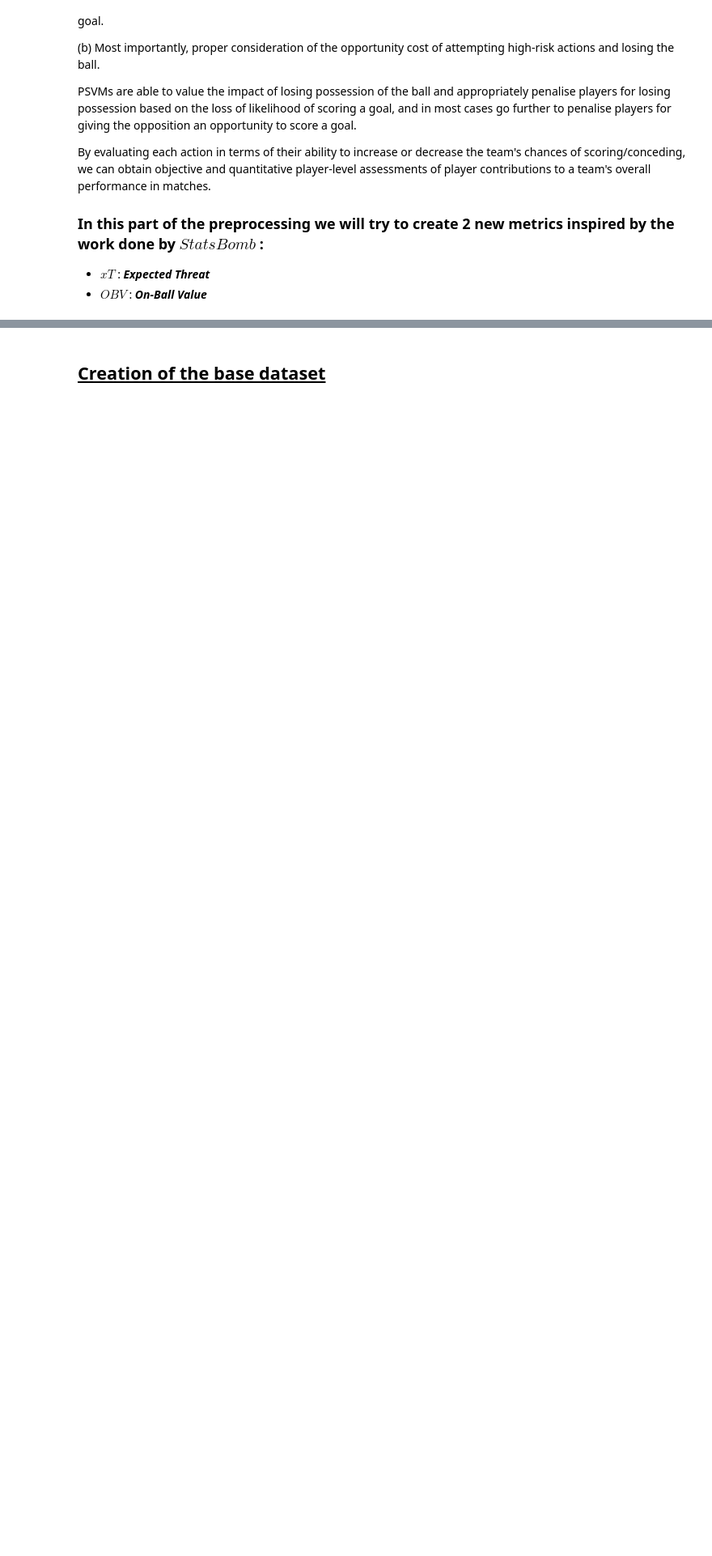
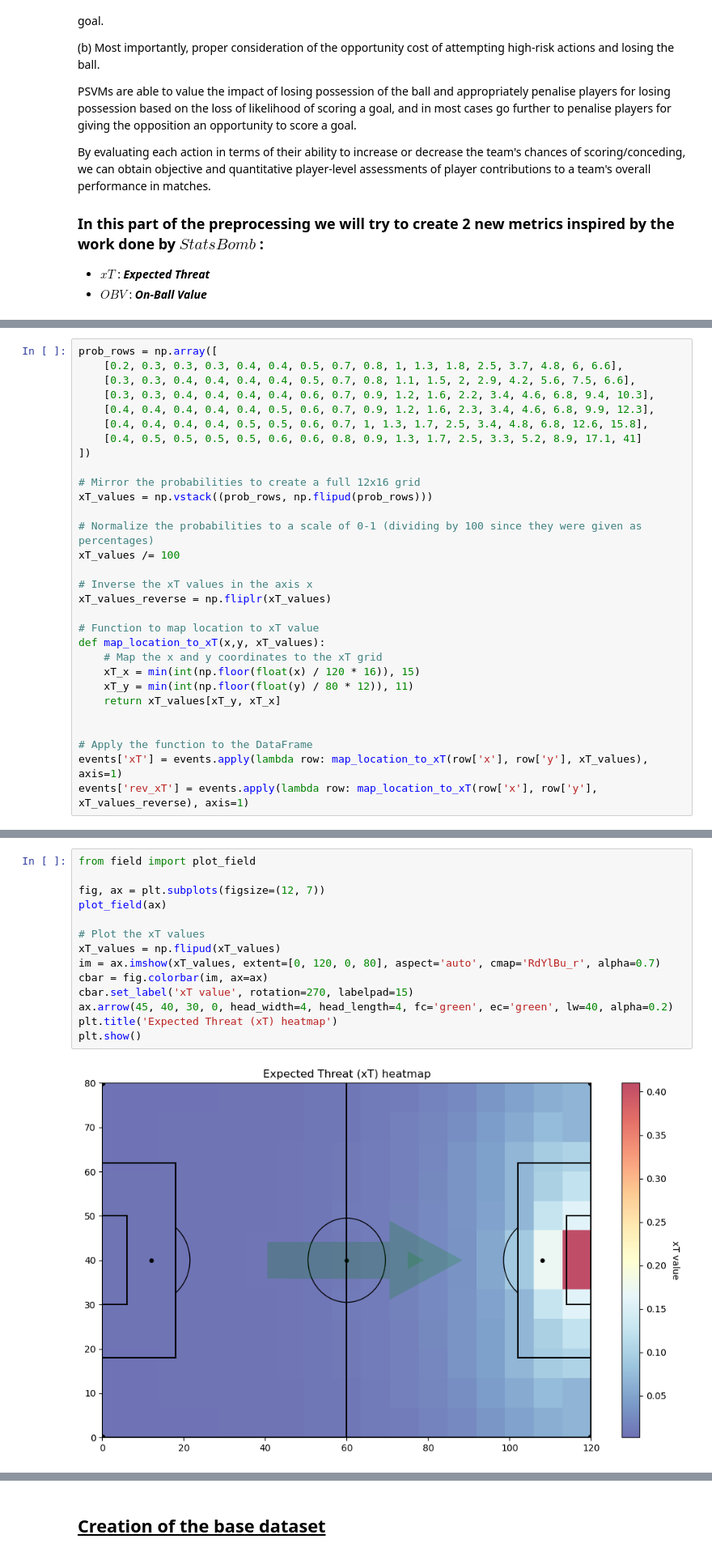
Before and after one commit to tomasnp/Datacamp, a Jupyter notebook: Final.ipynb, the cells around one changed output, grey strips where cells are left out. Shown at 81% size. Saved outputs shown, nothing was run; the diff lists cells and outputs as text; blank space fills up the shorter version.

```diff
--- a/Final.ipynb
+++ b/Final.ipynb
@@ -459,0 +468,30 @@ By evaluating each action in terms of their ability to increase or decrease the
+# %%
+prob_rows = np.array([
+    [0.2, 0.3, 0.3, 0.3, 0.4, 0.4, 0.5, 0.7, 0.8, 1, 1.3, 1.8, 2.5, 3.7, 4.8, 6, 6.6],
+    [0.3, 0.3, 0.4, 0.4, 0.4, 0.4, 0.5, 0.7, 0.8, 1.1, 1.5, 2, 2.9, 4.2, 5.6, 7.5, 6.6],
+    [0.3, 0.3, 0.4, 0.4, 0.4, 0.4, 0.6, 0.7, 0.9, 1.2, 1.6, 2.2, 3.4, 4.6, 6.8, 9.4, 10.3],
+    [0.4, 0.4, 0.4, 0.4, 0.4, 0.5, 0.6, 0.7, 0.9, 1.2, 1.6, 2.3, 3.4, 4.6, 6.8, 9.9, 12.3],
+    [0.4, 0.4, 0.4, 0.4, 0.5, 0.5, 0.6, 0.7, 1, 1.3, 1.7, 2.5, 3.4, 4.8, 6.8, 12.6, 15.8],
+    [0.4, 0.5, 0.5, 0.5, 0.5, 0.6, 0.6, 0.8, 0.9, 1.3, 1.7, 2.5, 3.3, 5.2, 8.9, 17.1, 41]
+])
+
+# Mirror the probabilities to create a full 12x16 grid
+xT_values = np.vstack((prob_rows, np.flipud(prob_rows)))
+
+# Normalize the probabilities to a scale of 0-1 (dividing by 100 since they were given as percentages)
+xT_values /= 100
+
+# Inverse the xT values in the axis x
+xT_values_reverse = np.fliplr(xT_values)
+
+# Function to map location to xT value
+def map_location_to_xT(x,y, xT_values):
+    # Map the x and y coordinates to the xT grid
+    xT_x = min(int(np.floor(float(x) / 120 * 16)), 15)
+    xT_y = min(int(np.floor(float(y) / 80 * 12)), 11)
+    return xT_values[xT_y, xT_x]
+
+
+# Apply the function to the DataFrame
+events['xT'] = events.apply(lambda row: map_location_to_xT(row['x'], row['y'], xT_values), axis=1)
+events['rev_xT'] = events.apply(lambda row: map_location_to_xT(row['x'], row['y'], xT_values_reverse), axis=1)
@@ -459,0 +509,16 @@ By evaluating each action in terms of their ability to increase or decrease the
+# %%
+from field import plot_field
+
+fig, ax = plt.subplots(figsize=(12, 7))
+plot_field(ax)
+
+# Plot the xT values
+xT_values = np.flipud(xT_values)
+im = ax.imshow(xT_values, extent=[0, 120, 0, 80], aspect='auto', cmap='RdYlBu_r', alpha=0.7)
+cbar = fig.colorbar(im, ax=ax)
+cbar.set_label('xT value', rotation=270, labelpad=15)
+ax.arrow(45, 40, 30, 0, head_width=4, head_length=4, fc='green', ec='green', lw=40, alpha=0.2)
+plt.title('Expected Threat (xT) heatmap')
+plt.show()
+# %% [output]
+[figure, added]
```
Also changed, not shown: parts of 36 cells of this notebook, 2 other files.
